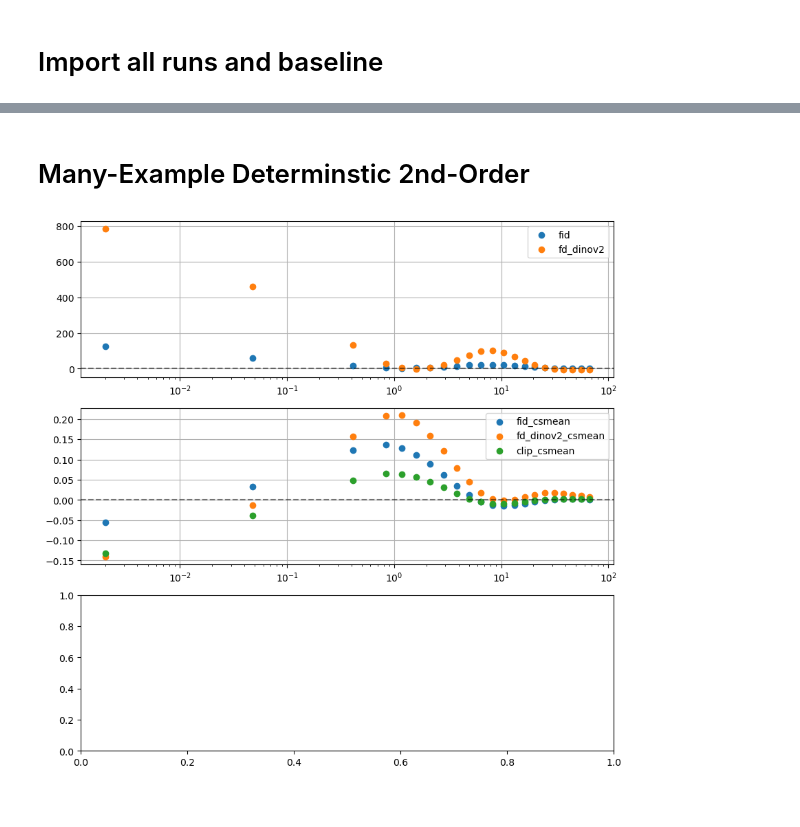
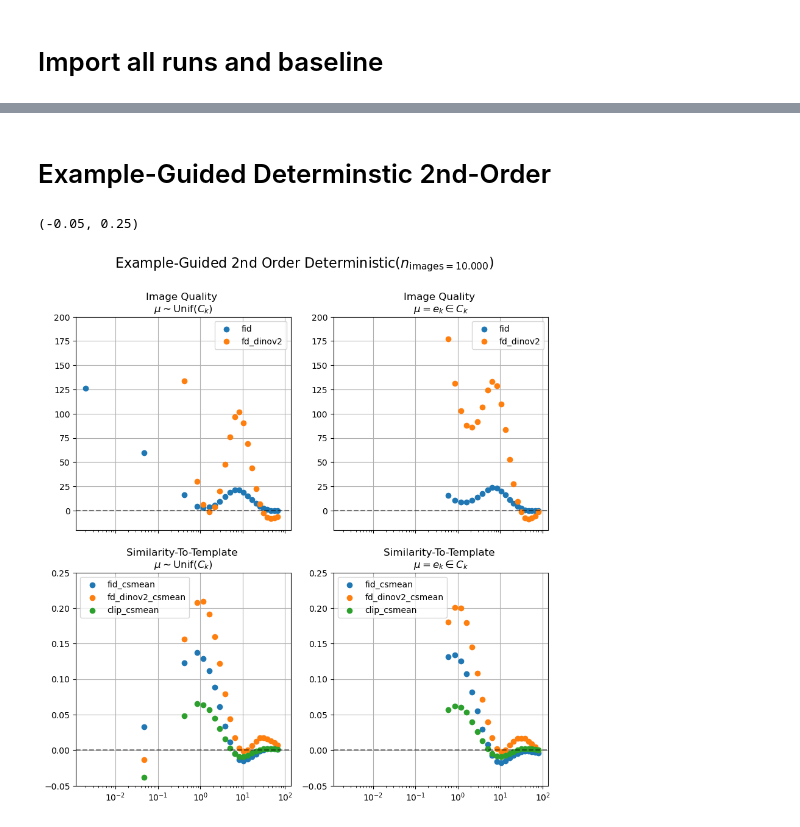
Before and after one commit to M-wag/push-pull-guidance, a Jupyter notebook: main.ipynb, the cells around one changed output, grey strips where cells are left out. Cells and saved outputs as stored; diff of their text form; code cells hidden in the pictures.

```diff
--- a/main.ipynb
+++ b/main.ipynb
@@ -85,18 +152,7 @@ def plot_metric(
 # Import all runs and baseline
 # %%
 df_all = create_metrics_df()
-dfs = {}
-dfs["base"] = df_all.filter([
-    # 2nd Order Sampling
-    pl.col("apply_2nd_order")   == True,
-    pl.col("num_steps")         == 32,
-    # Num steps = 10_000
-    pl.col("num_images")        == 10_000,
-    # No noise gate
-    pl.col("type_gate").is_null(),
-    pl.col("nu").is_null(),
-    # Many-Examples
-    pl.col("example_idx_range").is_null(),
-    # Deterministic
-    pl.col("S_churn")           == 0,
-]).select(["nu", "metrics"]).unnest("metrics")
+df_base = {}
+df_many = {}
+df_few = {}
+df_all
@@ -103,30 +174,61 @@ dfs["base"] = df_all.filter([
 # %% [markdown]
-# Many-Example Determinstic 2nd-Order
+# Example-Guided Determinstic 2nd-Order
 # %%
-df = df_all.filter([
+name = "exam-det-2ndord"
+df_base[name] = df_all.filter([
+    # 2nd Order Sampling
+    pl.col("apply_2nd_order")   == True,
+    pl.col("num_steps")         == 32,
+    # Num steps = 10_000
+    pl.col("num_images")        == 10_000,
+    # No noise gate
+    pl.col("type_gate").is_null(),
+    pl.col("nu").is_null(),
+    # Many-Examples
+    pl.col("example_idx_range").is_null(),
+    pl.col("S_churn")           == 0,
+]).select(["nu", "metrics"]).unnest("metrics")
+
+
+df_many[name] = df_all.filter([
     # 2nd Order Sampling
     pl.col("apply_2nd_order")   == True,
     pl.col("num_steps")         == 32,
     # Heaviside noise gate
     pl.col("type_gate")         == "heaviside",
     # No delayed guidance initialization
     pl.col("noise_onset")       == 80.0,
     # Many-Examples
     pl.col("example_idx_range").is_null(),
     # Deterministic
     pl.col("S_churn")           == 0,
-]).select(["nu", "metrics"]).sort("nu")
+]).select(["nu", "metrics"]).sort("nu").unnest("metrics")
+
+df_few[name] = df_all.filter([
+    # 2nd Order Sampling
+    pl.col("apply_2nd_order")   == True,
+    pl.col("num_steps")         == 32,
+    # Heaviside noise gate
+    pl.col("type_gate")         == "heaviside",
+    # No delayed guidance initialization
+    pl.col("noise_onset")       == 80.0,
+    # Few-Examples
+    pl.col("example_idx_range") == [0, 1],
+    # Deterministic
+    pl.col("S_churn")           == 0,
+]).select(["nu", "metrics"]).sort("nu").unnest("metrics")
 
 
-dfs[0] = df.unnest("metrics")
+# Ensure you have no duplicates of nu
+assert df_many[name]["nu"].is_unique().all() == True
+assert df_few[name]["nu"].is_unique().all() == True
 
-# Ensure you have no duplicates of nu
-assert dfs[0]["nu"].is_unique().all() == True
+fig, axes = plt.subplots(2, 2, figsize=(10, 10), sharex=True)
+plot_condition(fig, axes.flat, df_many[name], df_few[name], df_base[name], title="Example-Guided 2nd Order Deterministic")
+axes[0,1].set_ylim([-20, 200])
+axes[0,0].set_ylim([-20, 200])
+axes[1,1].set_ylim([-0.05, 0.25])
+axes[1,0].set_ylim([-0.05, 0.25])
+# %% [output]
+(-0.05, 0.25)
+[figure, added]
-# %%
-fig, axes = plt.subplots(3, figsize=(10, 10))
-
-df = dfs[0]
-plot_metric(df, axes[0], metrics=["fid", "fd_dinov2"], df_base=dfs["base"])
-plot_metric(df, axes[1], metrics=["fid_csmean", "fd_dinov2_csmean", "clip_csmean"], df_base=dfs["base"])
-# %% [output]
-[figure, removed]
```
Also changed, not shown: parts of 15 cells of this notebook, 4 other files.
